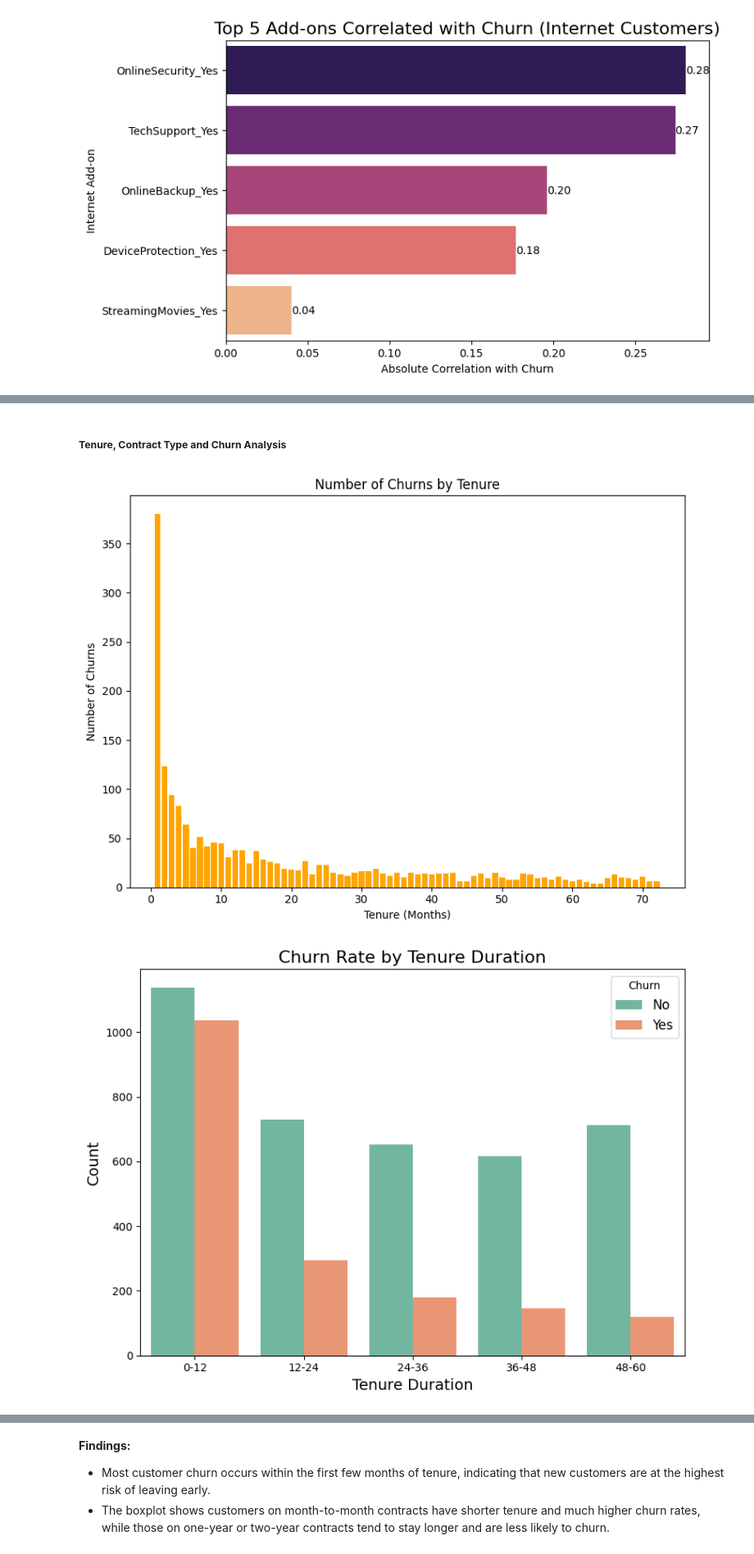
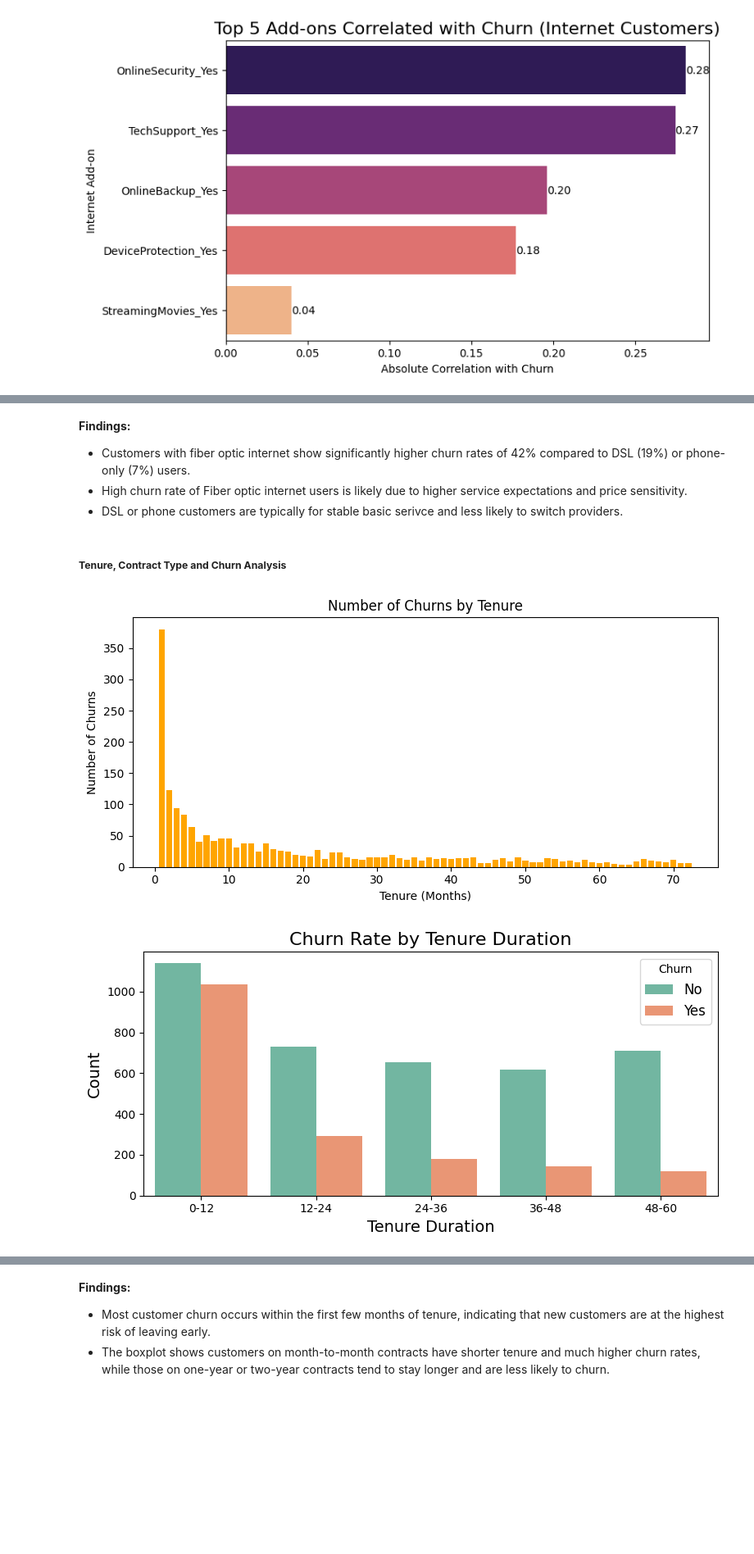
Before and after one commit to ka-kwok/telecom-churn-ml-prediction, a Jupyter notebook: jupyter_notebooks/3.data_visualization.ipynb, the cells around one changed output, grey strips where cells are left out. Shown: that part at 82% size. Cells and saved outputs as stored; diff of their text form; code cells hidden in the pictures; blank space fills up the shorter version.

Commit message:
add vis for service type analysis

```diff
--- a/jupyter_notebooks/3.data_visualization.ipynb
+++ b/jupyter_notebooks/3.data_visualization.ipynb
@@ -161,37 +192,42 @@ Passing `palette` without assigning `hue` is deprecated and will be removed in v
+# %% [markdown]
+**Findings:**
+* Customers with fiber optic internet show significantly higher churn rates of 42% compared to DSL (19%) or phone-only (7%) users.
+* High churn rate of Fiber optic internet users is likely due to higher service expectations and price sensitivity.
+* DSL or phone customers are typically for stable basic serivce and less likely to switch providers.
 # %% [markdown]
 ##### **Tenure, Contract Type and Churn Analysis**
 # %%
 # Bar Plot for tenure vs Churn
 churn_count = df[df["Churn"] == "Yes"].groupby("tenure").size()
-plt.figure(figsize=(8, 6))
+plt.figure(figsize=(8, 4))
 plt.bar(churn_count.index, churn_count.values, color='orange')
 plt.xlabel("Tenure (Months)")
 plt.ylabel("Number of Churns")
 plt.title("Number of Churns by Tenure")
 plt.tight_layout()
 plt.show()
 
 # Bar Plot for bin tenure_group vs Churn
 df["tenure_group"] = pd.cut(df["tenure"], bins=[0, 12, 24, 36, 48, 60], labels=["0-12", "12-24", "24-36", "36-48", "48-60"])
 
-plt.figure(figsize=(8, 6))
+plt.figure(figsize=(8, 4))
 sns.countplot(data=df, x="tenure_group", hue="Churn", palette="Set2")
 plt.title("Churn Rate by Tenure Duration", fontsize=16)
 plt.xlabel("Tenure Duration", fontsize=14)
 plt.ylabel("Count", fontsize=14)
 plt.legend(title="Churn", fontsize=12)
 plt.tight_layout()
 plt.show()
 
 # box plots for tenure and contract type by churn
-plt.figure(figsize=(8, 6))
+plt.figure(figsize=(8, 4))
 sns.boxplot(x="Contract", y="tenure", hue="Churn", data=df, palette="Set2")
 plt.title("Tenure by Contract Type and Churn", fontsize=16)
 plt.xlabel("Contract Type", fontsize=14)
 plt.ylabel("Tenure (Months)", fontsize=14)
 plt.legend(title="Churn")
 plt.tight_layout()
 plt.show()
 # %% [output]
-[figure, old version]
+[figure, new version]
-[figure, old version]
+[figure, new version]
```
Also changed, not shown: parts of 3 cells of this notebook.
